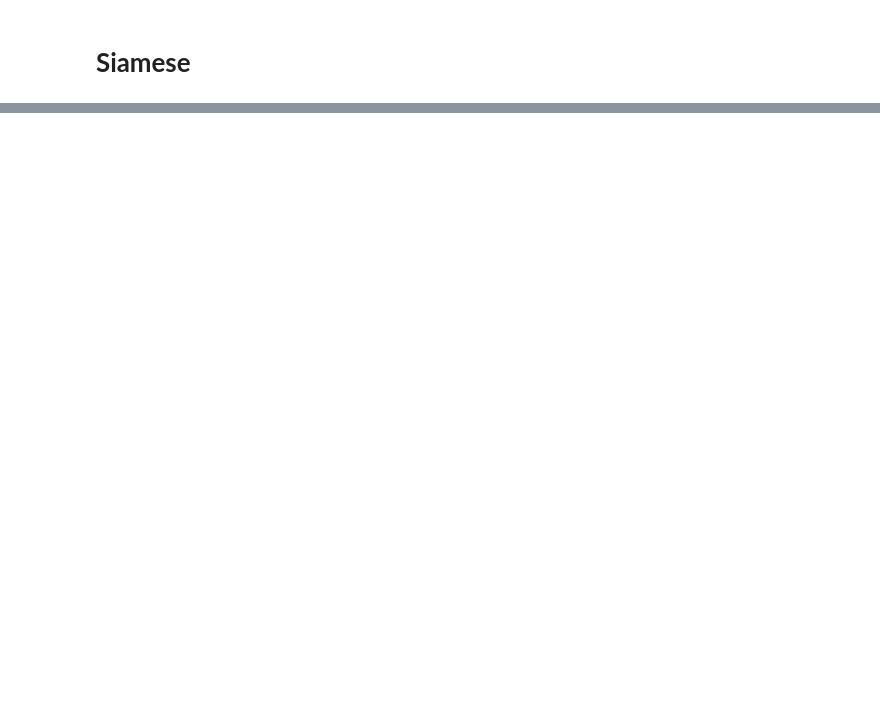
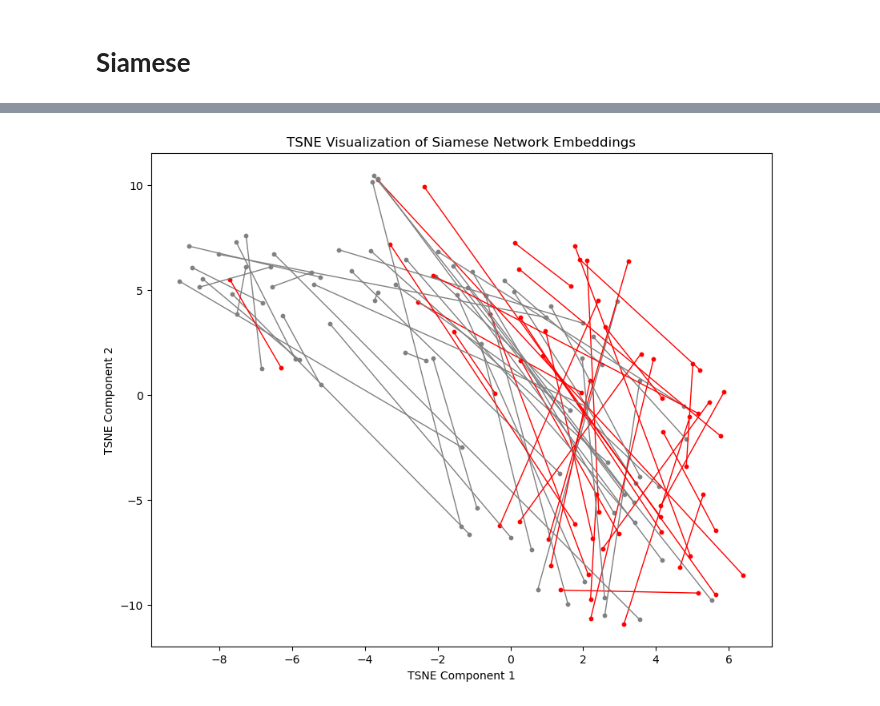
Before and after one commit to ozan-guven/env-540-earthquake-project, a Jupyter notebook: notebooks/siamese.ipynb, the cells around one changed output, grey strips where cells are left out. Drawn from its saved outputs; the diff is of its cells as text; code cells hidden in the pictures; blank space fills up the shorter version.

```diff
--- a/notebooks/siamese.ipynb
+++ b/notebooks/siamese.ipynb
@@ -56,0 +93,30 @@ print(label)
+# %%
+# Use TSNE to reduce the dimensionality for visualization
+tsne = TSNE(n_components=2, random_state=0)
+Y = tsne.fit_transform(embeddings)
+
+# Plotting
+plt.figure(figsize=(10, 8))
+
+# Iterate over each pair of points
+for i in range(0, len(Y), 2):
+    pre_point = Y[i]
+    post_point = Y[i + 1]
+    class_label = class_type[i]
+
+    # Determine the color based on class type
+    color = 'red' if class_label != 0 else 'gray'
+
+    # Plotting the points
+    plt.scatter([pre_point[0], post_point[0]], [pre_point[1], post_point[1]], color=color, s=10)
+
+    # Drawing a line between each pair
+    plt.plot([pre_point[0], post_point[0]], [pre_point[1], post_point[1]], color=color, linewidth=1)
+
+# Adding labels and title
+plt.title('TSNE Visualization of Siamese Network Embeddings')
+plt.xlabel('TSNE Component 1')
+plt.ylabel('TSNE Component 2')
+plt.show()
+# %% [output]
+[figure, added]
```
Also changed, not shown: parts of 11 cells of this notebook, 6 other files.
